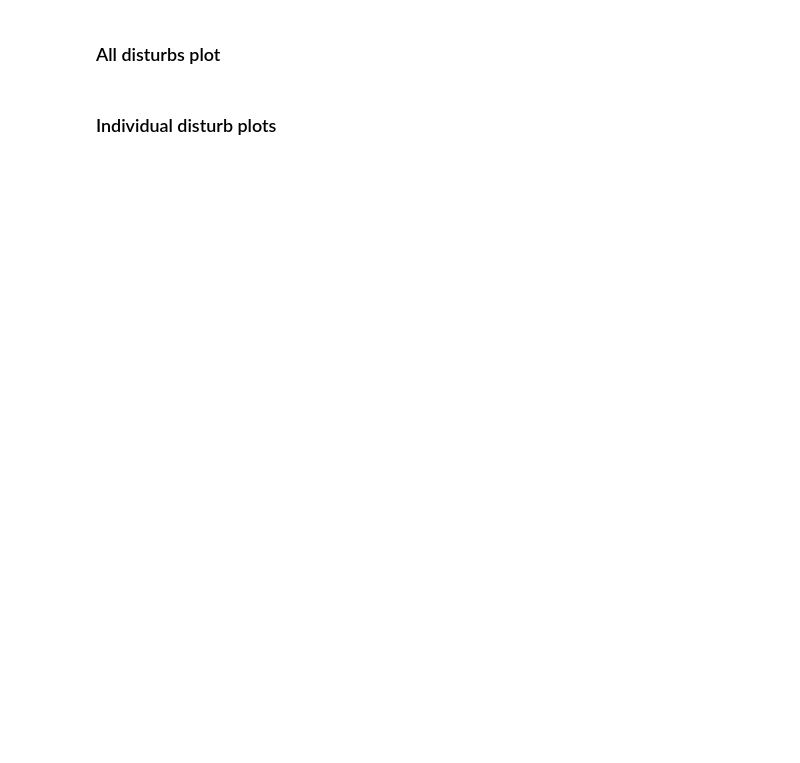
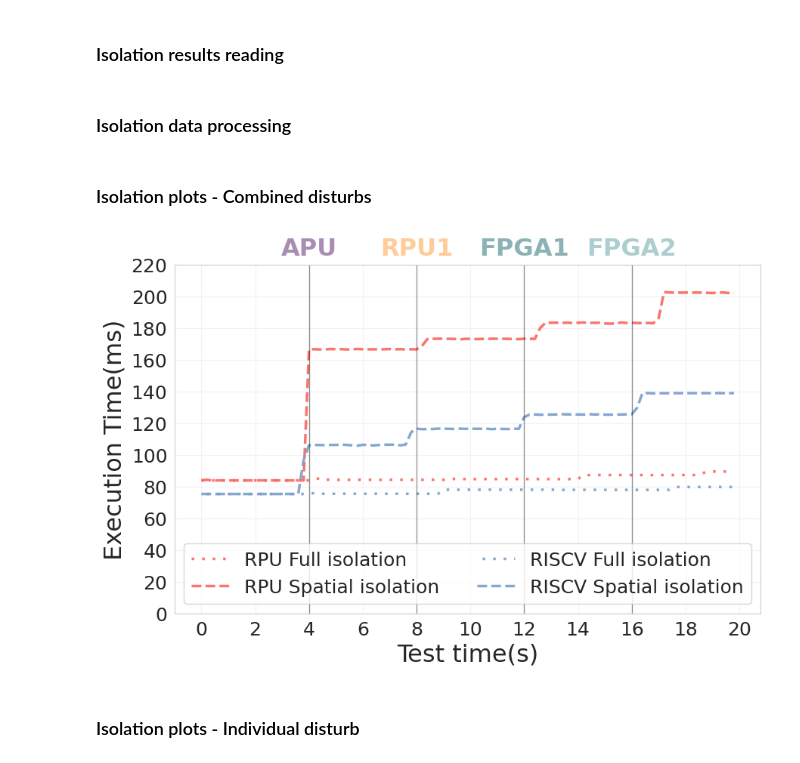
Before and after one commit to DanieleOttaviano/test_omnivisor_host, a Jupyter notebook: notebooks/Omnivisor_test_plots.ipynb, the cells around one changed output. Drawn from its saved outputs; the diff is of its cells as text; code cells hidden in the pictures; blank space fills up the shorter version.

```diff
--- a/notebooks/Omnivisor_test_plots.ipynb
+++ b/notebooks/Omnivisor_test_plots.ipynb
@@ -119,0 +196,2 @@ os.makedirs(output_directory, exist_ok=True)
+# %% [markdown]
+### Isolation results reading
@@ -120,5 +262,29 @@ os.makedirs(output_directory, exist_ok=True)
+# %% [markdown]
+### Isolation data processing
+# %%
+isolation_df_all = isolation_df.copy()
+
+isolation_df_individual = files_df.copy()
+isolation_df_individual = pd.DataFrame(isolation_df_individual[(isolation_df_individual.Disturb != 'NONE') & (isolation_df_individual.Disturb != 'ALL')])
+
+# Baselines
+bl = dict(
+            isolation_df_individual[(isolation_df_individual.Value > 0)]
+                .groupby(['Disturb', 'Core'])
+                .min()
+                .reset_index()
+                .apply(lambda r: ((r.Core, r.Disturb), r.Value), axis = 1)
+                .array
+        )
+
+def to_slowdown(row):
+    # if not np.isnan(row.Value):
+    row.Value /= bl[(row.Core, row.Disturb)]
+    return row
+
+isolation_df_individual = isolation_df_individual.apply(to_slowdown, axis = 1)
 # %% [markdown]
-### All disturbs plot
+### Isolation plots - Combined disturbs
 # %%
 plt.figure(figsize=plots_fig_size)
 sns.set_style("whitegrid", {"grid.color": ".95"})
@@ -126,33 +292,35 @@ ax = plt.gca()
 
 for core in sortedCores:
     for isolation in sortedIsolations[:2]:
         ax = sns.lineplot(
                 x='Time', y='Value',
-                data=files_df[(files_df.Disturb == 'ALL') & (files_df.Core == core) & (files_df.Isolation == isolation)],
+                data=isolation_df_all[(isolation_df_all.Disturb == 'ALL') & (isolation_df_all.Core == core) & (isolation_df_all.Isolation == isolation)],
                 label=f'{core} {isolation} isolation',
                 linewidth=plot_linewidts,
                 color=core_color[core],
                 linestyle =isolation_style[isolation][core],
                 alpha=0.9,
                 ax=ax)
 
 ax.yaxis.grid(True)
 
 plt.xticks(np.arange(0, 22, 2), fontsize=ticks_fontsize)
 plt.yticks(np.arange(0, 221, 20),fontsize=ticks_fontsize)
 
 for i, disturb in enumerate(['APU', 'RPU1', 'FPGA1', 'FPGA2']):
     plt.text(4 * (i + 1), 230, disturb, fontsize=labels_fontsize, weight='bold', ha='center', va='center', color=disturb_color[disturb])
     plt.axvline(x=4 * (i + 1), linestyle='-', linewidth=1, alpha=0.4, color='black')
 
 plt.xlabel("Test time(s)", fontsize=labels_fontsize)
 plt.ylabel("Execution Time(ms)", fontsize=labels_fontsize)
 
 plt.legend(
     # bbox_to_anchor=(0.5, 1.07),
     loc='lower center', fontsize=ticks_fontsize, ncol=2)
 
 # Save the plot in the specified directory
 plt.savefig(os.path.join(output_directory, ("RISCV_RPU_ALL.png")))
+# %% [output]
+[figure, added]
 # %% [markdown]
-### Individual disturb plots
+### Isolation plots - Individual disturb
```
Also changed, not shown: parts of 29 cells of this notebook.
